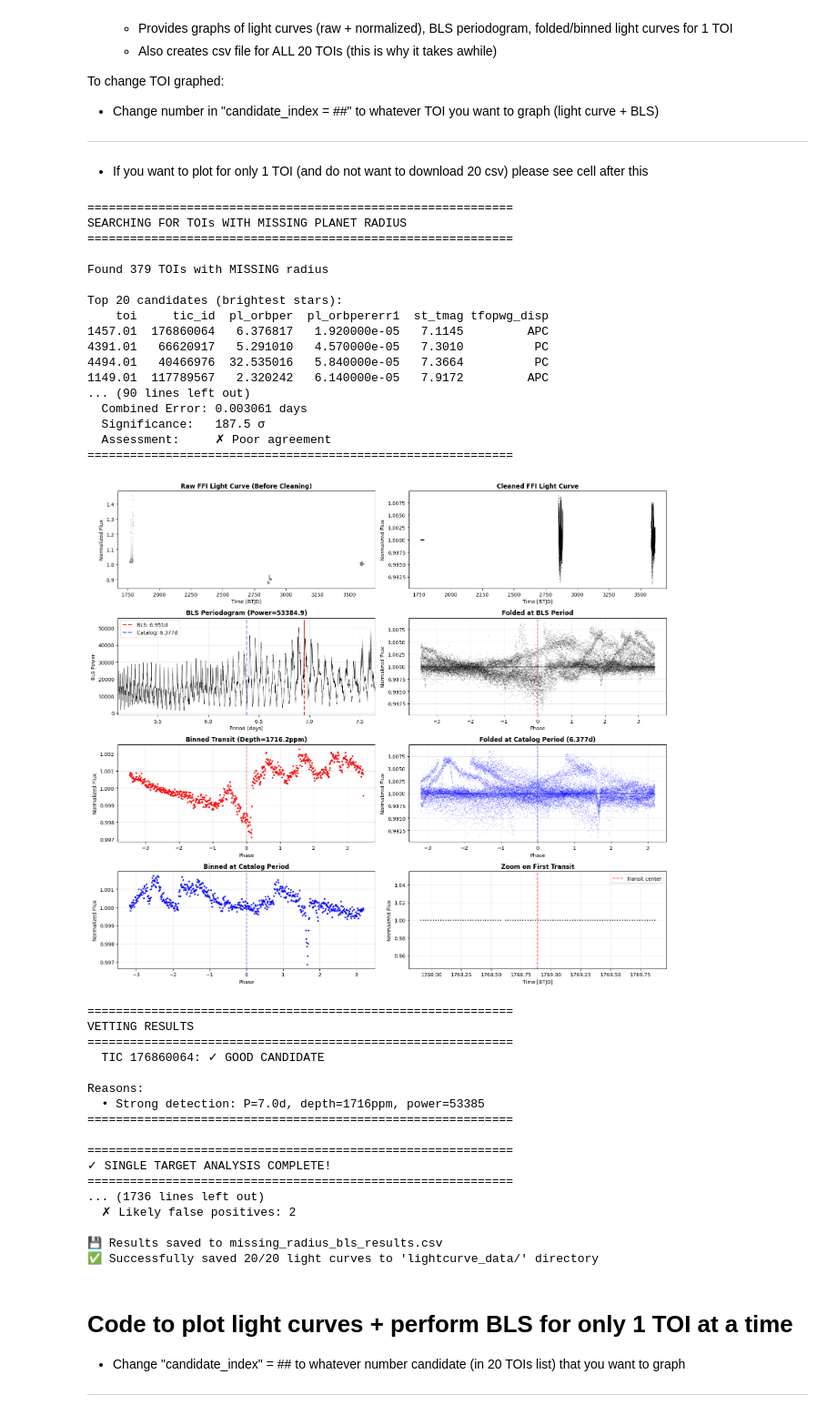
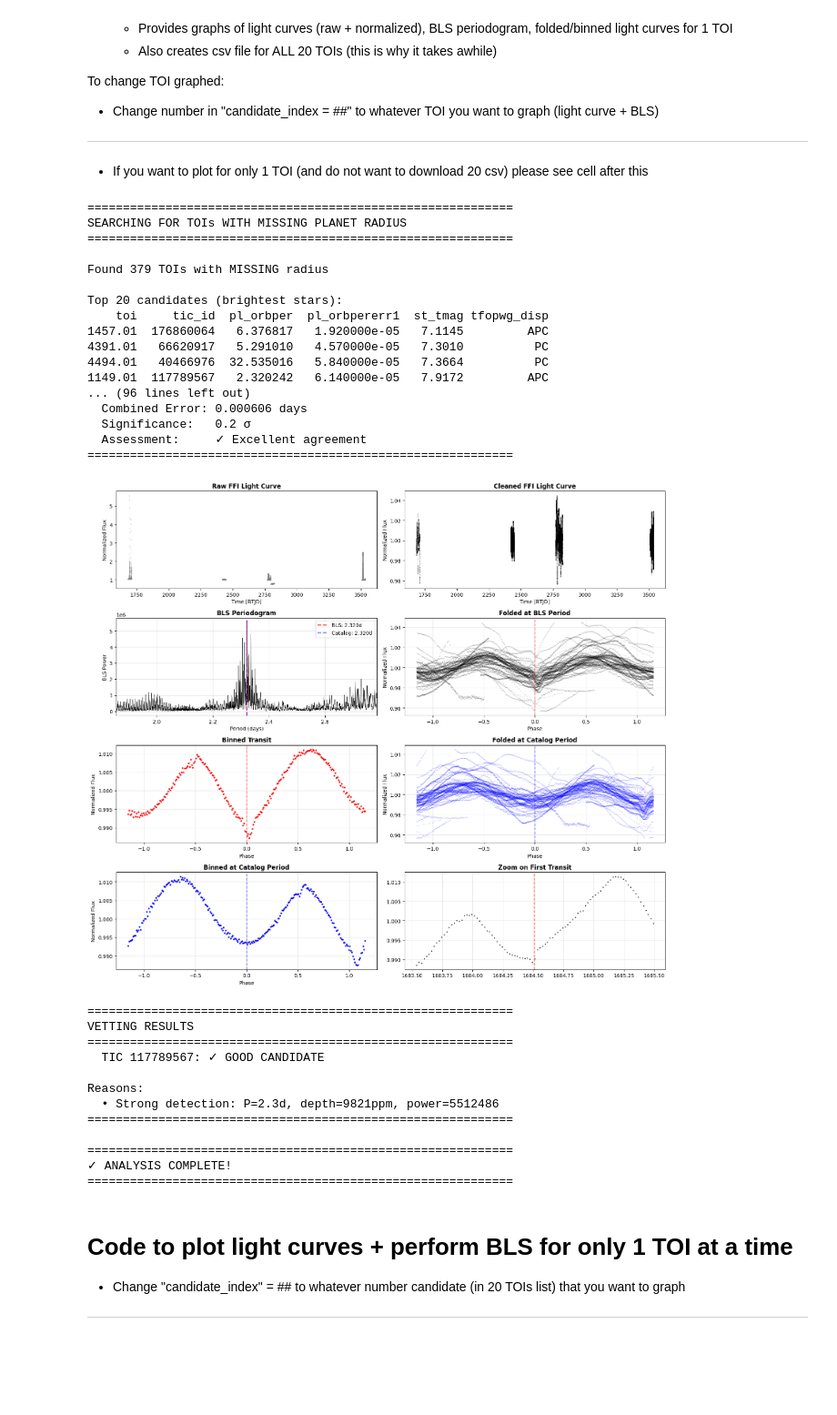
Before and after one commit to cyan-yee/Physics-77-Final-Project---TESS-Exoplanet, a Jupyter notebook: Data/FFI.ipynb, the cells around one changed output. Shown at 91% size. Cells and saved outputs as stored; diff of their text form; code cells hidden in the pictures; blank space fills up the shorter version.

Commit message:
updating ffi for depth/duration catalog uncertainites

```diff
--- a/Data/FFI.ipynb
+++ b/Data/FFI.ipynb
@@ -969,88 +998,67 @@ To change TOI graphed:
 ---
 * If you want to plot for only 1 TOI (and do not want to download 20 csv) please see cell after this
 # %%
-# ============================================================================
-# MAIN EXECUTION
-# ============================================================================
 if __name__ == "__main__":
 
-    # Step 1: Search database for TOIs with missing radius
     df_missing = search_tois_with_missing_radius()
 
     if df_missing is not None and len(df_missing) > 0:
 
-        # OPTION 1: Analyze single candidate with plots
-        print("\n" + "="*60)
-        print("SINGLE TARGET ANALYSIS")
-        print("="*60)
-
-        candidate_index = 0  # Change to analyze different TOIs
+        candidate_index = 3  # **Change this** as needed to analyze different TOIs
 
         tic_id = int(df_missing['tic_id'].iloc[candidate_index])
         known_period = float(df_missing['pl_orbper'].iloc[candidate_index])
         toi_name = df_missing['toi'].iloc[candidate_index]
         tmag = df_missing['st_tmag'].iloc[candidate_index]
 
-        # Get catalog period error if available
         known_period_err = None
         if 'pl_orbpererr1' in df_missing.columns and pd.notna(df_missing['pl_orbpererr1'].iloc[candidate_index]):
             known_period_err = float(df_missing['pl_orbpererr1'].iloc[candidate_index])
 
-        # Note: depth and duration not available in TOI catalog
-        known_depth = None
-        known_duration = None
-
-        # Analyze the candidate
         results = analyze_missing_radius_toi(
-            tic_id, known_period, known_period_err, known_depth, known_duration, toi_name, tmag
+            tic_id, known_period, known_period_err, toi_name, tmag
         )
 
         if results is not None:
             print("\n" + "="*60)
-            print("✓ SINGLE TARGET ANALYSIS COMPLETE!")
+            print("✓ ANALYSIS COMPLETE!")
             print("="*60)
-
-        # OPTION 2: Batch analyze top 20 and save to CSV
-        batch_results = batch_analyze_missing_radius(df_missing, num_candidates=20, save_lcs=True)
-
     else:
         print("\n✗ No TOIs with missing radius found")
+
+# To run batch analysis on top 20:
+# batch_analyze_missing_radius(df_missing, num_candidates=20, save_lcs=True)
 # %% [output]
 ============================================================
 SEARCHING FOR TOIs WITH MISSING PLANET RADIUS
 ============================================================
 
 Found 379 TOIs with MISSING radius
 
 Top 20 candidates (brightest stars):
     toi     tic_id  pl_orbper  pl_orbpererr1  st_tmag tfopwg_disp
 1457.01  176860064   6.376817   1.920000e-05   7.1145         APC
 4391.01   66620917   5.291010   4.570000e-05   7.3010          PC
 4494.01   40466976  32.535016   5.840000e-05   7.3664          PC
 1149.01  117789567   2.320242   6.140000e-05   7.9172         APC
-... (90 lines left out)
-  Combined Error: 0.003061 days
-  Significance:   187.5 σ
-  Assessment:     ✗ Poor agreement
+... (96 lines left out)
+  Combined Error: 0.000606 days
+  Significance:   0.2 σ
+  Assessment:     ✓ Excellent agreement
 ============================================================
-[figure, old version]
+[figure, new version]
 ============================================================
 VETTING RESULTS
 ============================================================
-  TIC 176860064: ✓ GOOD CANDIDATE
+  TIC 117789567: ✓ GOOD CANDIDATE
 
 Reasons:
-  • Strong detection: P=7.0d, depth=1716ppm, power=53385
+  • Strong detection: P=2.3d, depth=9821ppm, power=5512486
 ============================================================
 
 ============================================================
-✓ SINGLE TARGET ANALYSIS COMPLETE!
+✓ ANALYSIS COMPLETE!
 ============================================================
-... (1736 lines left out)
-  ✗ Likely false positives: 2
-
-💾 Results saved to missing_radius_bls_results.csv
-✅ Successfully saved 20/20 light curves to 'lightcurve_data/' directory
 # %% [markdown]
 # Code to plot light curves + perform BLS for only 1 TOI at a time
 * Change "candidate_index" = ## to whatever number candidate (in 20 TOIs list) that you want to graph
```
Also changed, not shown: parts of 2 cells of this notebook.
